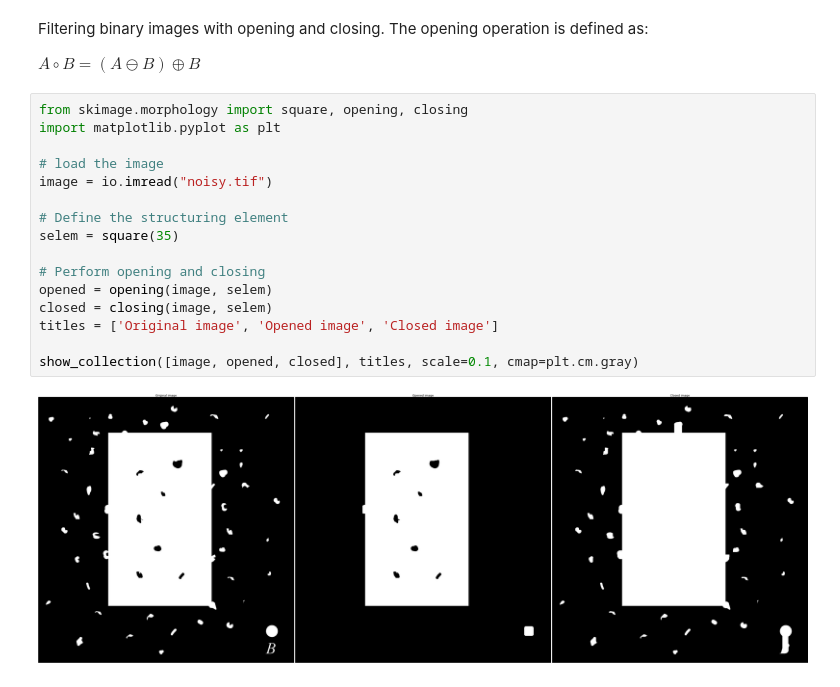
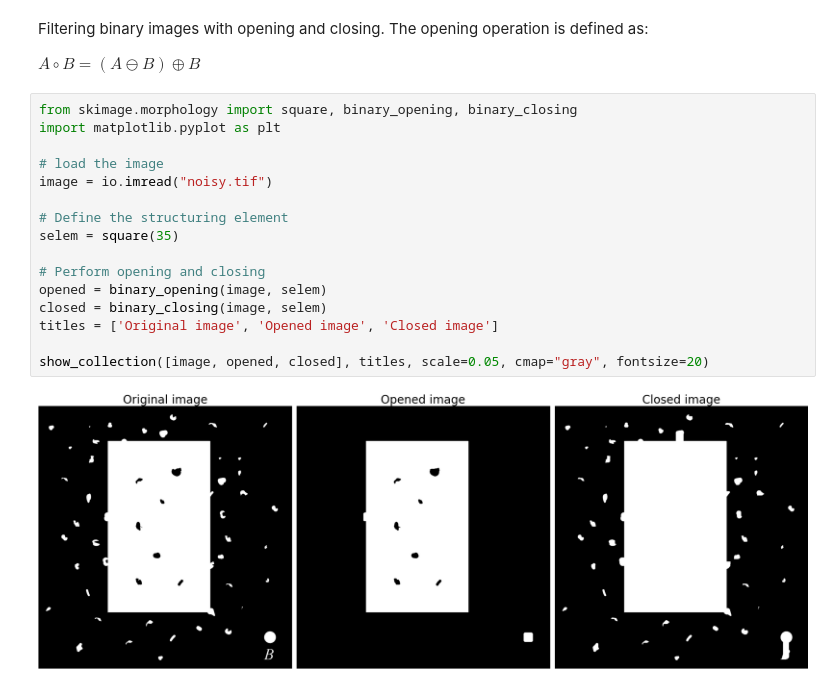
Before and after one commit to thiagopx/pdi, a Jupyter notebook: notebooks/6_morphology.ipynb, the cells around one changed output. Saved outputs shown, nothing was run; the diff lists cells and outputs as text.

Commit message:
Update segmentation and morphology examples

```diff
--- a/notebooks/6_morphology.ipynb
+++ b/notebooks/6_morphology.ipynb
@@ -117,20 +170,20 @@ Filtering binary images with opening and closing. The opening operation is defin
 
 $A \circ B = (A \ominus B) \oplus B$
 # %%
-from skimage.morphology import square, opening, closing
+from skimage.morphology import square, binary_opening, binary_closing
 import matplotlib.pyplot as plt
 
 # load the image
 image = io.imread("noisy.tif")
 
 # Define the structuring element
 selem = square(35)
 
 # Perform opening and closing
-opened = opening(image, selem)
-closed = closing(image, selem)
+opened = binary_opening(image, selem)
+closed = binary_closing(image, selem)
 titles = ['Original image', 'Opened image', 'Closed image']
 
-show_collection([image, opened, closed], titles, scale=0.1, cmap=plt.cm.gray)
+show_collection([image, opened, closed], titles, scale=0.05, cmap="gray", fontsize=20)
 # %% [output]
-[figure, old version]
+[figure, new version]
```
Also changed, not shown: parts of 13 cells of this notebook, 1 other file.
